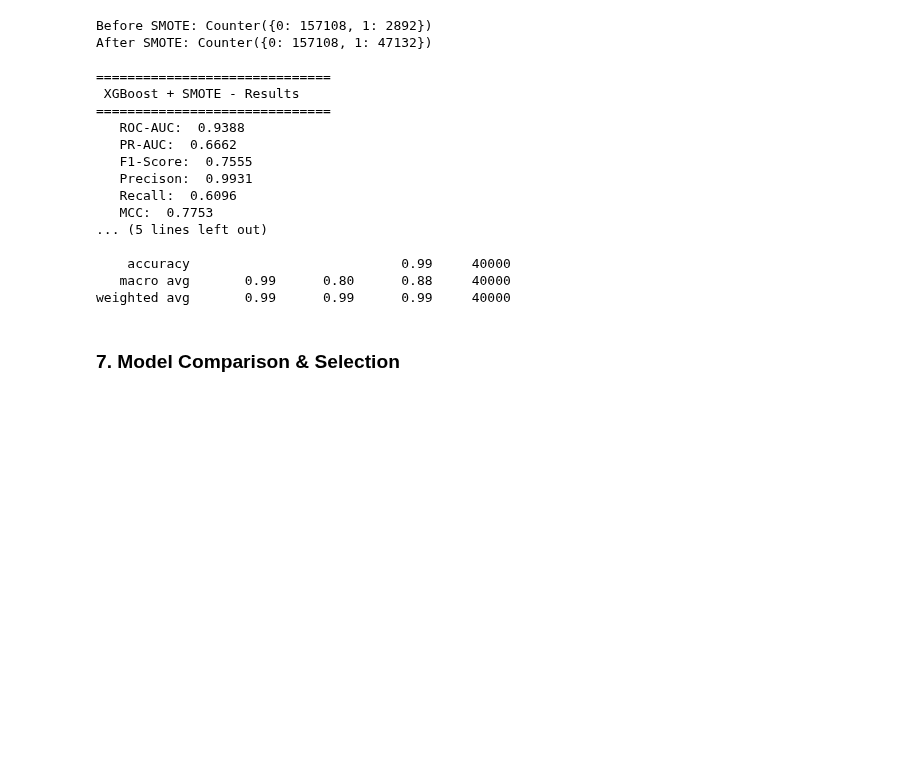
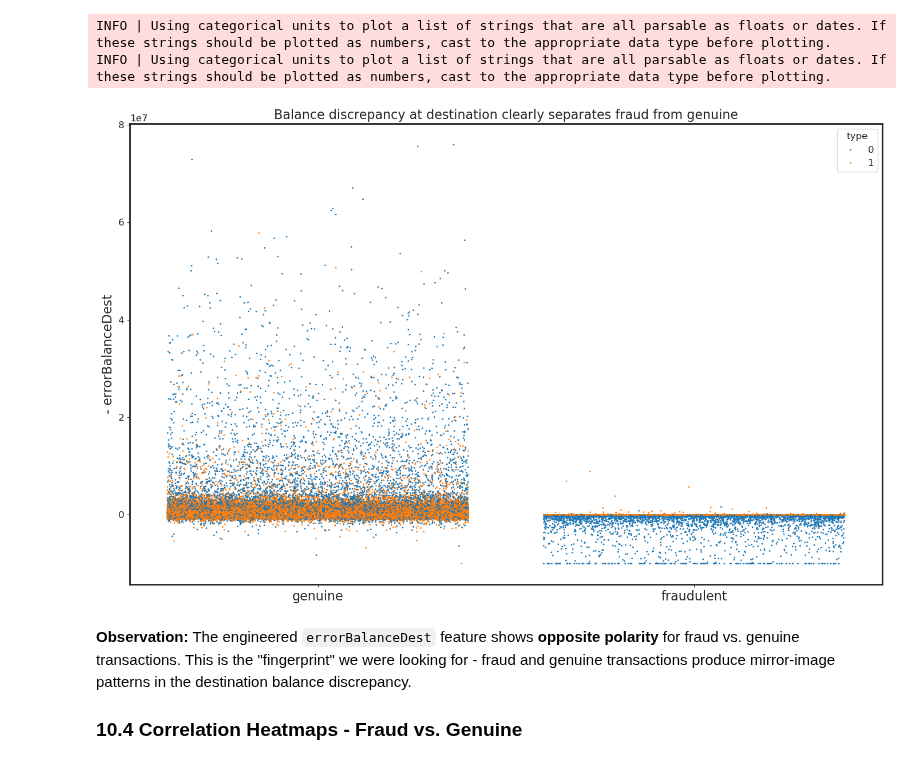
Before and after one commit to alvenyuka/Fraud-Detection-System, a Jupyter notebook: Fraud Detection System.ipynb, the cells around one changed output. Cells and saved outputs as stored; diff of their text form; code cells hidden in the pictures; blank space fills up the shorter version.

```diff
--- a/Fraud Detection System.ipynb
+++ b/Fraud Detection System.ipynb
@@ -606,37 +738,16 @@ weighted avg       0.99      0.99      0.99     40000
 # %%
-# SMOTE Oversampling on training Data
-smote = SMOTE(sampling_strategy=0.3, random_state=42, k_neighbors=5)
-X_train_smote, y_train_smote = smote.fit_resample(X_train, y_train)
-
-print(f"Before SMOTE: {Counter(y_train)}")
-print(f"After SMOTE: {Counter(y_train_smote)}")
-
-xgb_smote = XGBClassifier(
-    n_estimators=300, max_depth=6, learning_rate=0.1,
-    subsample=0.8, colsample_bytree=0.8,
-    min_child_weight=5, gamma=0.1,
-    random_state=42, eval_metric='aucpr',
-    use_label_encoder=False, verbosity=0
-)
-results['XBG_SMOTE'] = evaluate_model(xgb_smote, X_train, X_test, y_train, y_test, 'XGBoost + SMOTE')
+ax = plot_strip(target, -features.errorBalanceDest, features.type, figsize=(14,9))
+ax.set_ylabel('- errorBalanceDest', size=16)
+ax.set_title('Balance discrepancy at destination clearly separates fraud '
+             'from genuine', size=16)
+plt.tight_layout()
+plt.show()
 # %% [output]
-Before SMOTE: Counter({0: 157108, 1: 2892})
-After SMOTE: Counter({0: 157108, 1: 47132})
-
-==============================
- XGBoost + SMOTE - Results
-==============================
-   ROC-AUC:  0.9388
-   PR-AUC:  0.6662
-   F1-Score:  0.7555
-   Precison:  0.9931
-   Recall:  0.6096
-   MCC:  0.7753
-... (5 lines left out)
-
-    accuracy                           0.99     40000
-   macro avg       0.99      0.80      0.88     40000
-weighted avg       0.99      0.99      0.99     40000
+INFO | Using categorical units to plot a list of strings that are all parsable as floats or dates. If these strings should be plotted as numbers, cast to the appropriate data type before plotting.
+INFO | Using categorical units to plot a list of strings that are all parsable as floats or dates. If these strings should be plotted as numbers, cast to the appropriate data type before plotting.
+[figure, added]
 # %% [markdown]
-### 7. Model Comparison & Selection
+**Observation:** The engineered `errorBalanceDest` feature shows **opposite polarity** for fraud vs. genuine transactions. This is the "fingerprint" we were looking for - fraud and genuine transactions produce mirror-image patterns in the destination balance discrepancy.
+
+### 10.4 Correlation Heatmaps - Fraud vs. Genuine
 # %%
```
Also changed, not shown: parts of 103 cells of this notebook.
